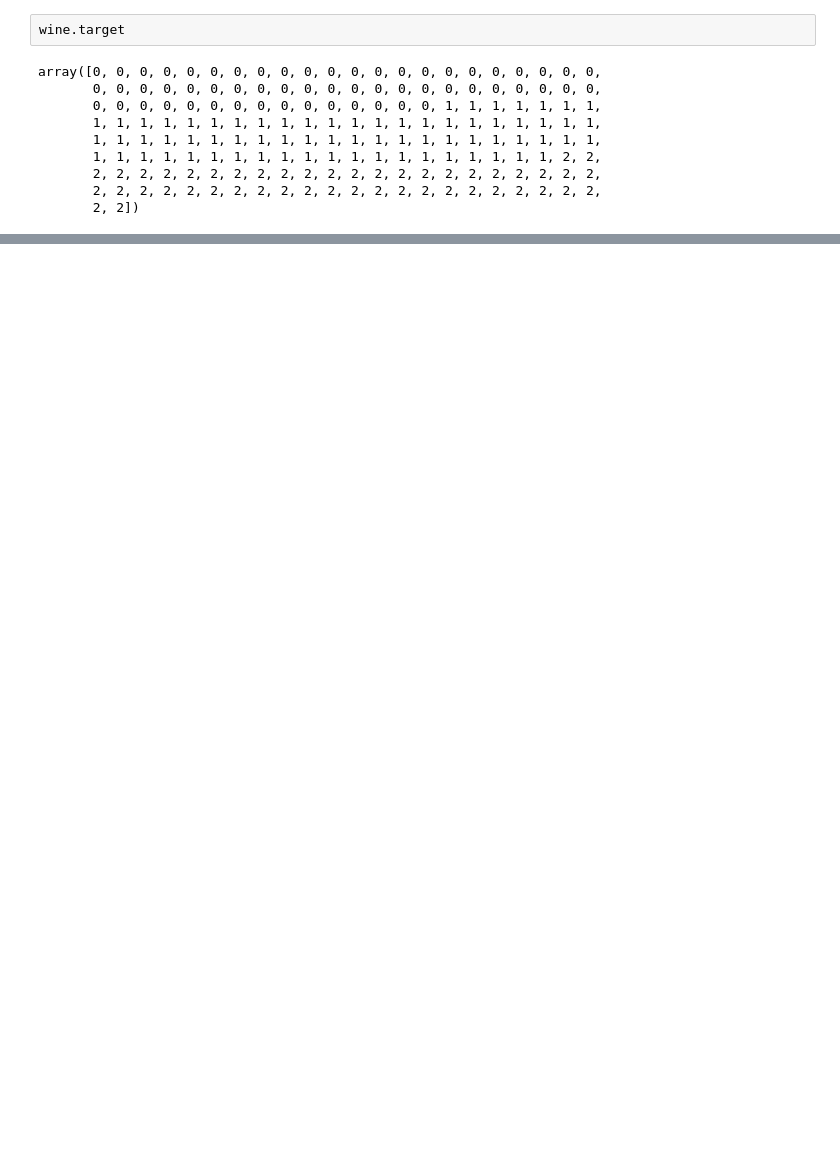
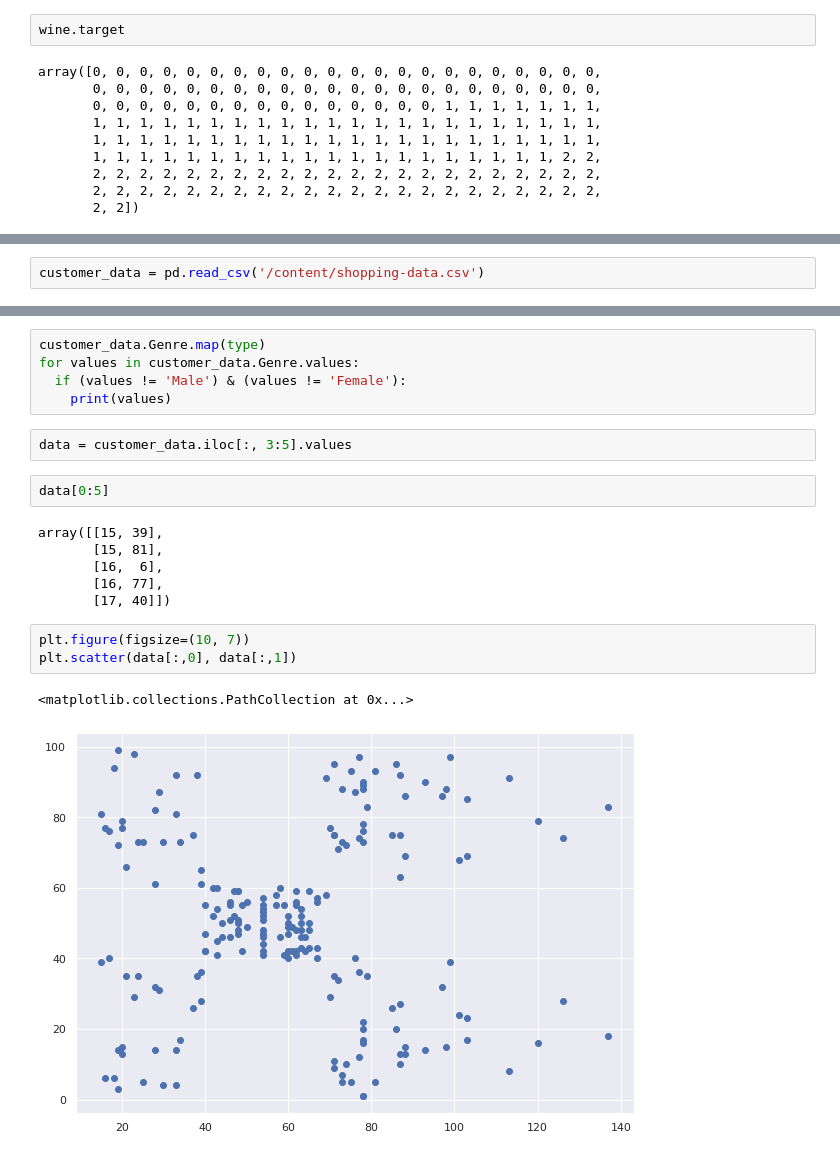
Before and after one commit to leodrivera/Leo_Notebooks, a Jupyter notebook: Semana8/Semana8.ipynb, the cells around one changed output, grey strips where cells are left out. Cells and saved outputs as stored; diff of their text form; blank space fills up the shorter version.

```diff
--- a/Semana8/Semana8.ipynb
+++ b/Semana8/Semana8.ipynb
@@ -155,0 +181,2 @@ Accuracy: 0.9662921348314607
+# %%
+customer_data = pd.read_csv('/content/shopping-data.csv')
@@ -155,0 +219,21 @@ Accuracy: 0.9662921348314607
+# %%
+customer_data.Genre.map(type)
+for values in customer_data.Genre.values:
+  if (values != 'Male') & (values != 'Female'):
+    print(values)
+# %%
+data = customer_data.iloc[:, 3:5].values
+# %%
+data[0:5]
+# %% [output]
+array([[15, 39],
+       [15, 81],
+       [16,  6],
+       [16, 77],
+       [17, 40]])
+# %%
+plt.figure(figsize=(10, 7))
+plt.scatter(data[:,0], data[:,1])
+# %% [output]
+<matplotlib.collections.PathCollection at 0x...>
+[figure, added]
```
Also changed, not shown: parts of 32 cells of this notebook.
